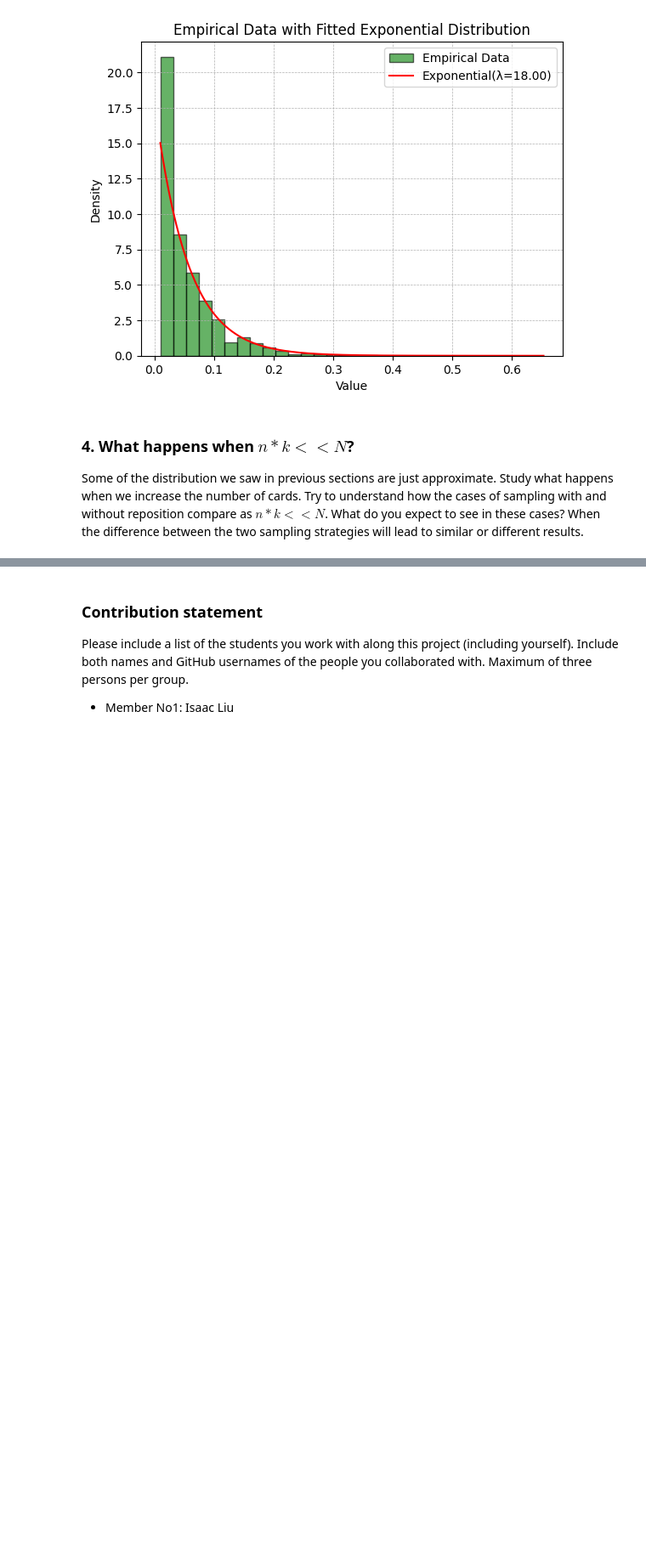
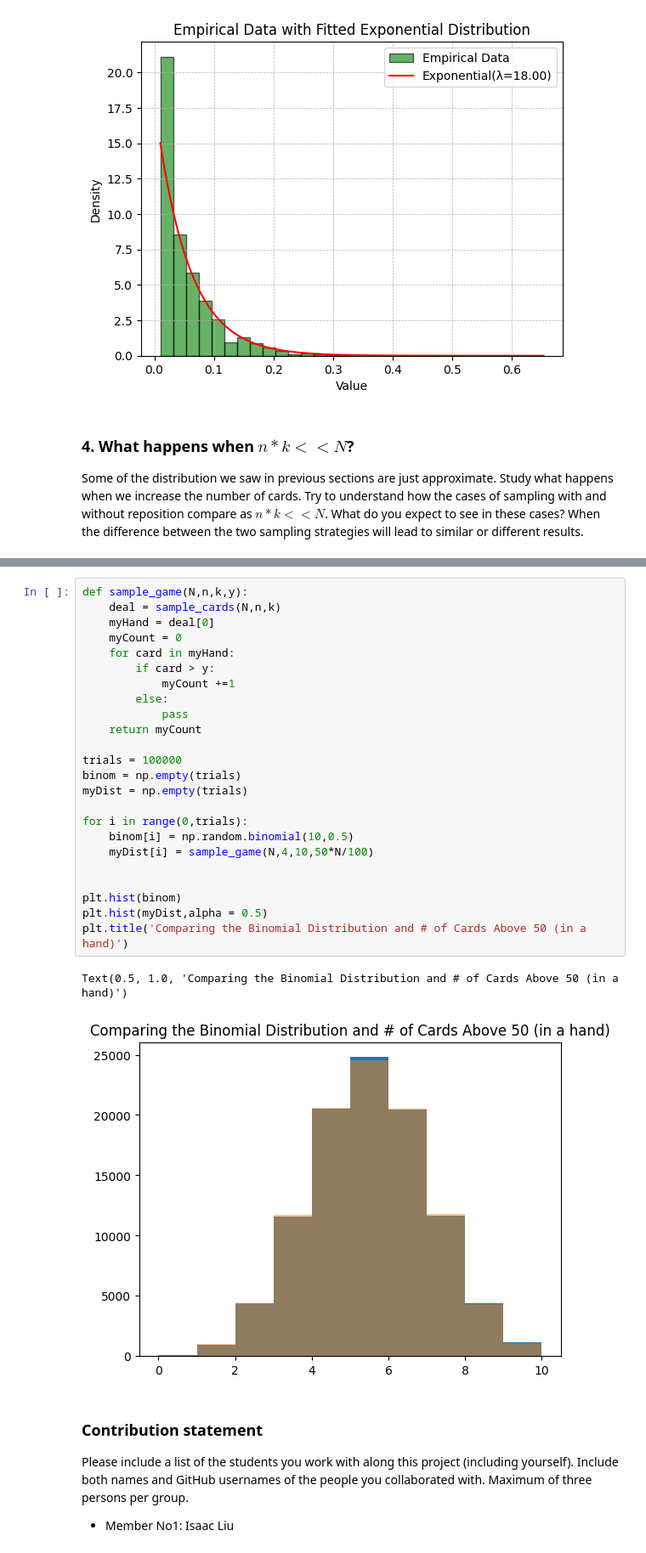
Before and after one commit to UCB-stat-201a-fall23/projectno1-themind-SorenRajani, a Jupyter notebook: Project01-TheMind.ipynb, the cells around one changed output, grey strips where cells are left out. Shown: that part at 85% size. Drawn from its saved outputs; the diff is of its cells as text; blank space fills up the shorter version.

```diff
--- a/Project01-TheMind.ipynb
+++ b/Project01-TheMind.ipynb
@@ -235,3 +263,30 @@ Some of the distribution we saw in previous sections are just approximate. Study
+# %%
+def sample_game(N,n,k,y):
+    deal = sample_cards(N,n,k)
+    myHand = deal[0]
+    myCount = 0
+    for card in myHand:
+        if card > y:
+            myCount +=1
+        else:
+            pass
+    return myCount
+
+trials = 100000
+binom = np.empty(trials)
+myDist = np.empty(trials)
+
+for i in range(0,trials):
+    binom[i] = np.random.binomial(10,0.5)
+    myDist[i] = sample_game(N,4,10,50*N/100)
+
+
+plt.hist(binom)
+plt.hist(myDist,alpha = 0.5)
+plt.title('Comparing the Binomial Distribution and # of Cards Above 50 (in a hand)')
+# %% [output]
+Text(0.5, 1.0, 'Comparing the Binomial Distribution and # of Cards Above 50 (in a hand)')
+[figure, added]
 # %% [markdown]
 ### Contribution statement
 
```
Also changed, not shown: parts of 3 cells of this notebook.
